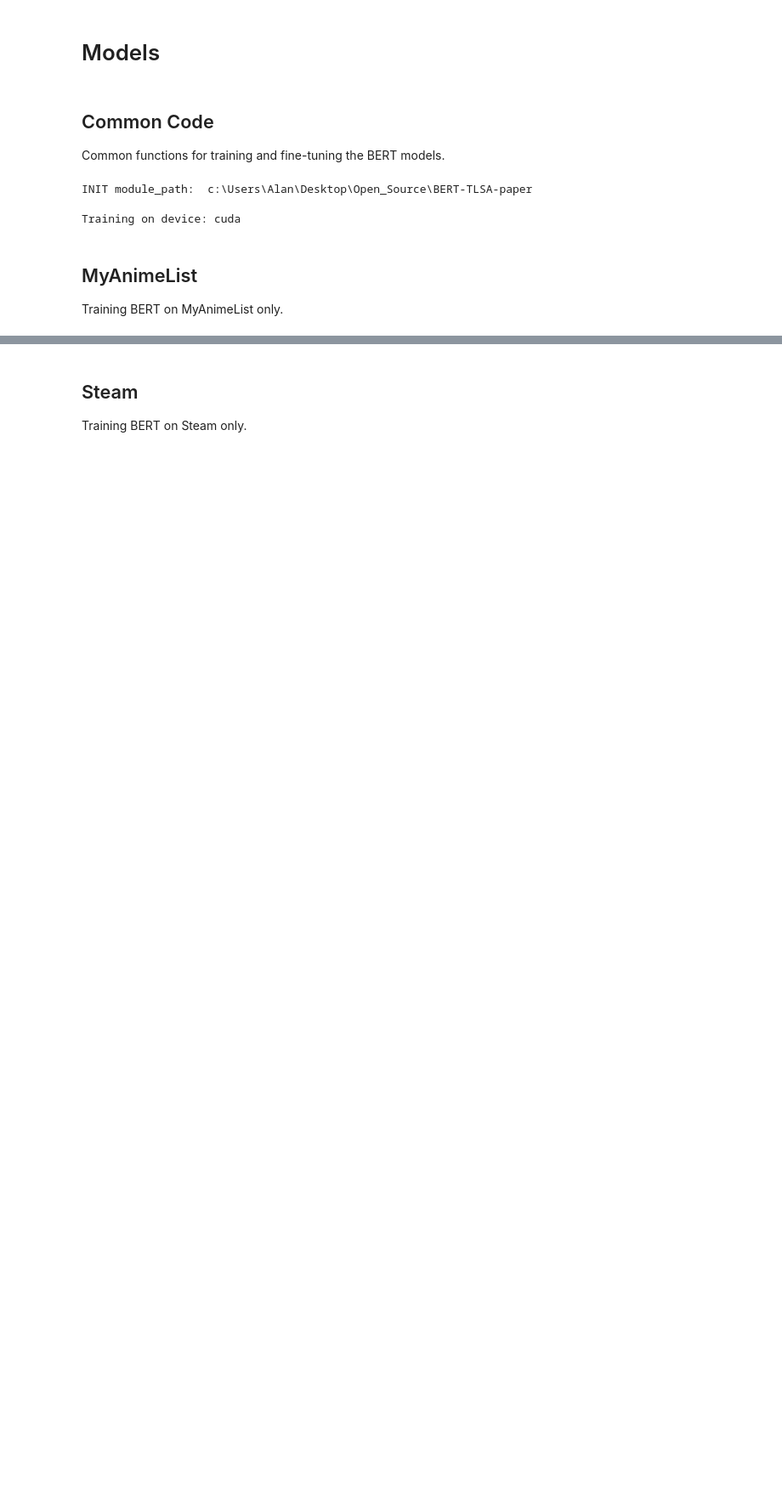
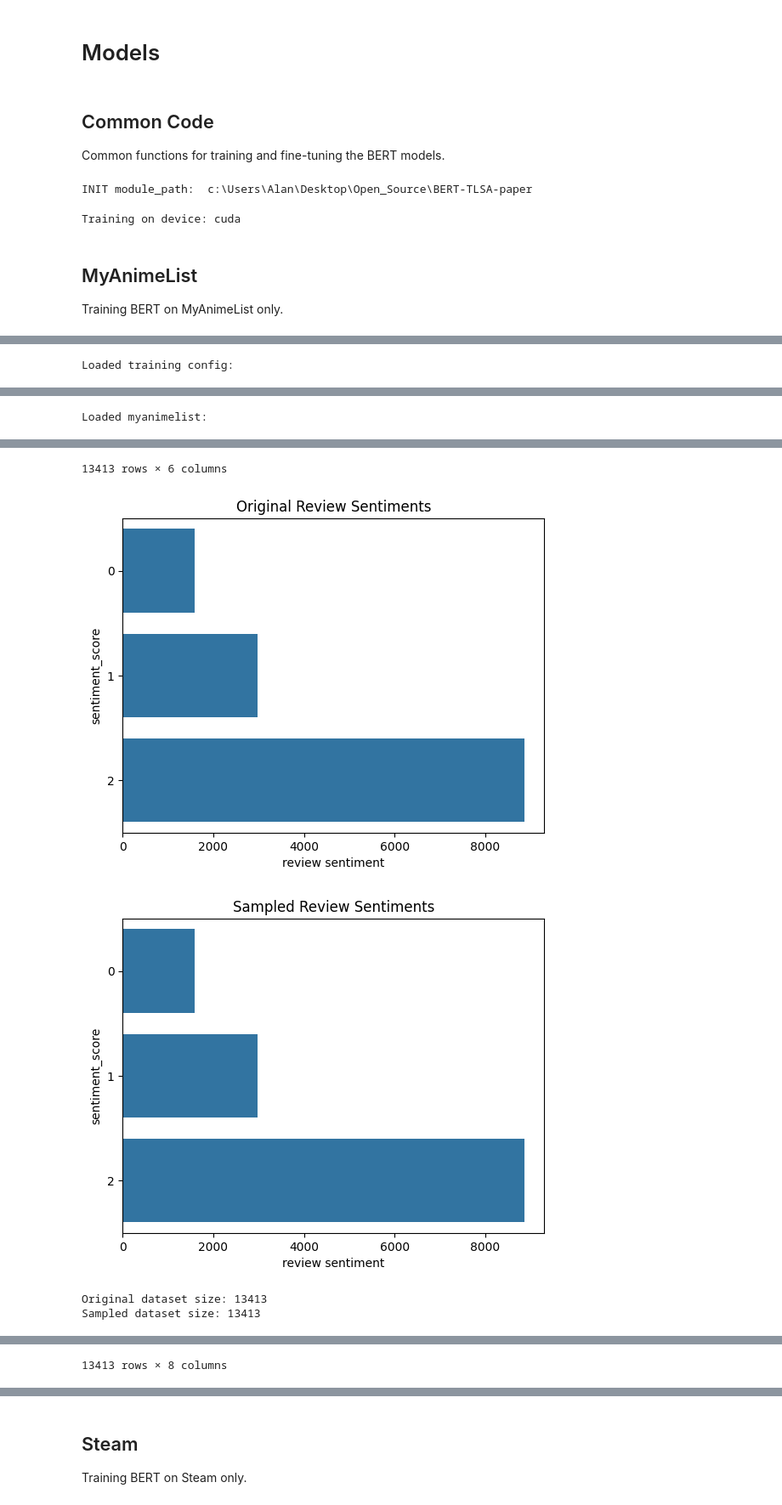
Before and after one commit to Atlinx/BERT-TLSA-paper, a Jupyter notebook: notebooks/model.ipynb, the cells around one changed output, grey strips where cells are left out. Shown at 85% size. Cells and saved outputs as stored; diff of their text form; code cells hidden in the pictures; blank space fills up the shorter version.

```diff
--- a/notebooks/model.ipynb
+++ b/notebooks/model.ipynb
@@ -963,0 +999,4 @@ Training start for 'myanimelist' finetuning...
+# %%
+global_dataset_train_loop("myanimelist")
+# %% [output]
+Loaded training config:
@@ -963,0 +1011 @@ Training start for 'myanimelist' finetuning...
+Loaded myanimelist:
@@ -963,0 +1024,5 @@ Training start for 'myanimelist' finetuning...
+13413 rows × 6 columns
+[figure, added]
+[figure, added]
+Original dataset size: 13413
+Sampled dataset size: 13413
@@ -963,0 +1041 @@ Training start for 'myanimelist' finetuning...
+13413 rows × 8 columns
```
Also changed, not shown: parts of 18 cells of this notebook, 4 other files.
